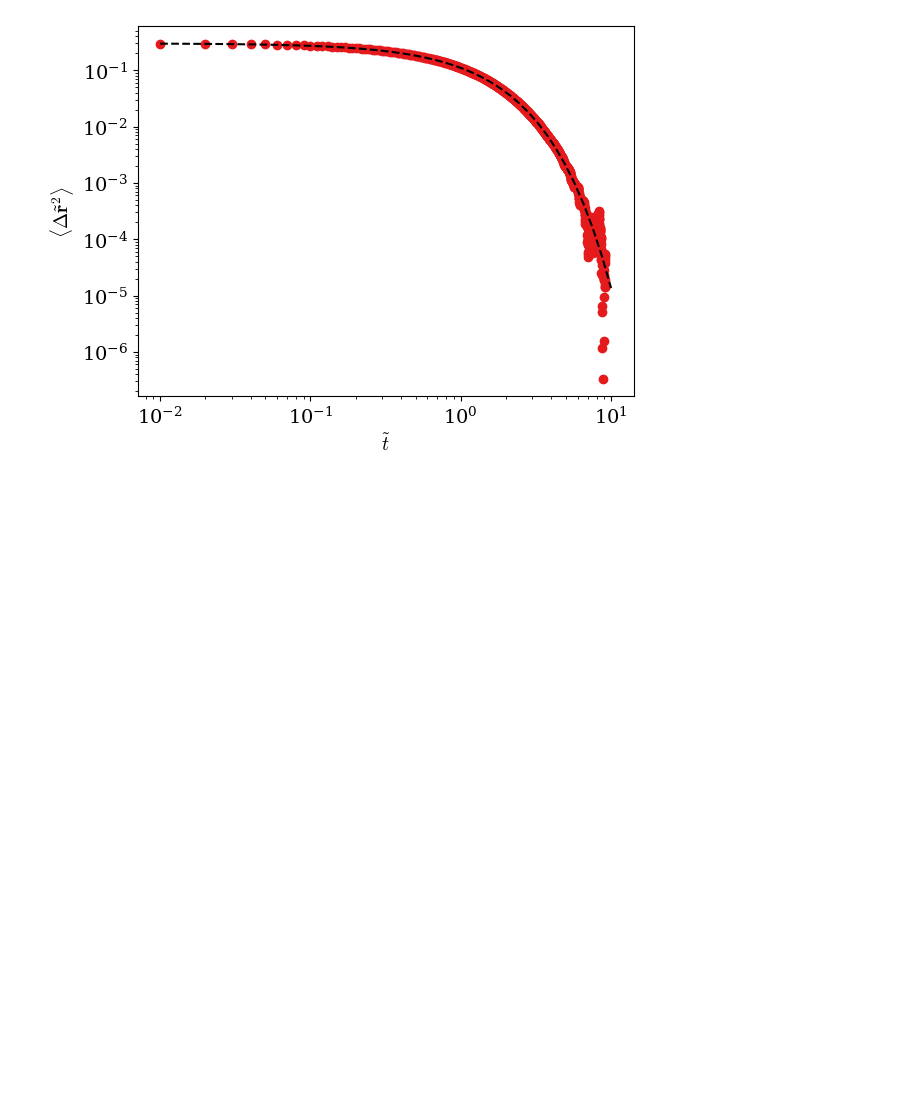
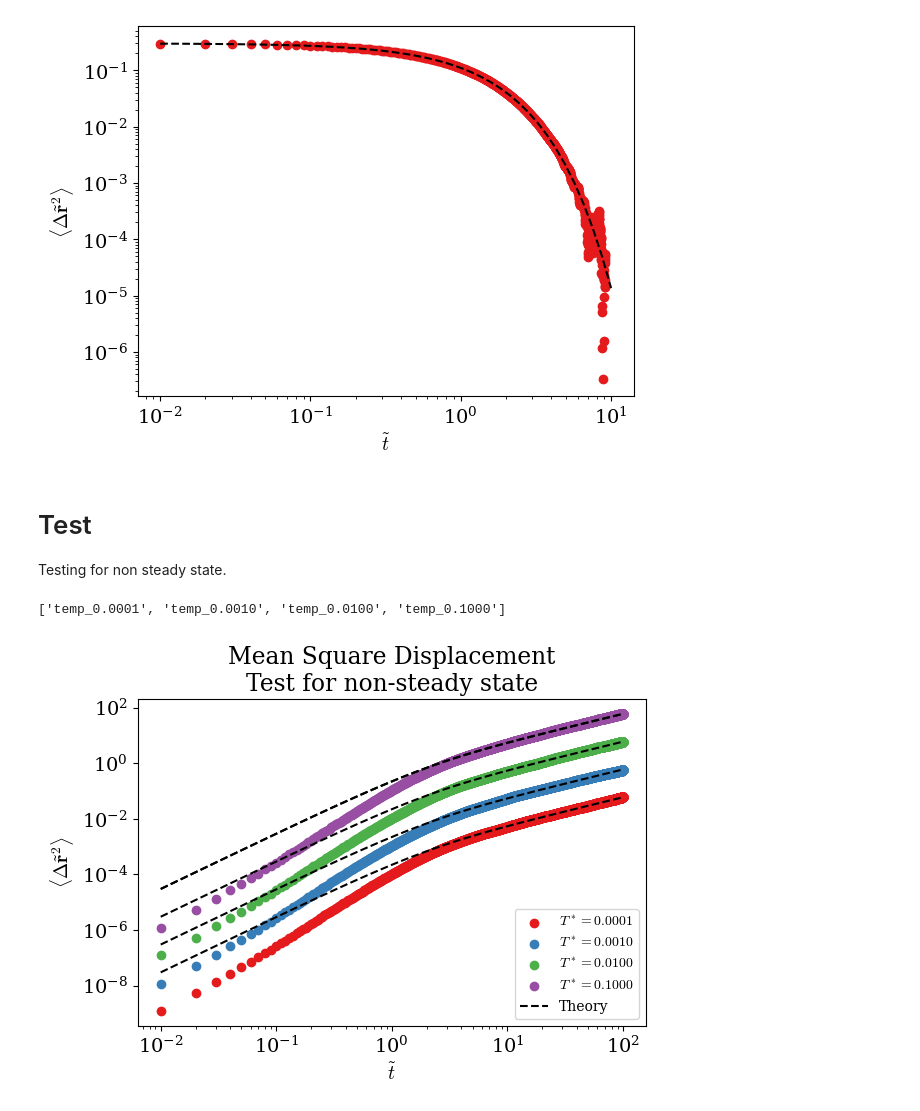
Before and after one commit to MhanPh/2026_SimulationSeminar_assignment, a Jupyter notebook: HW4/visual.ipynb, the cells around one changed output. Saved outputs shown, nothing was run; the diff lists cells and outputs as text; code cells hidden in the pictures; blank space fills up the shorter version.

```diff
--- a/HW4/visual.ipynb
+++ b/HW4/visual.ipynb
@@ -106,3 +106,39 @@ ax.set_yscale('log')
 ax.set_xscale('log')
 # %% [output]
 [figure]
+# %% [markdown]
+# Test
+Testing for non steady state.
+# %%
+#get array of strin
+output = Path('./output/test')
+files = [f.name for f in output.iterdir() if f.is_file()]
+print(files)
+
+def graph(file_name):
+    temp = file_name[5:]
+    file_path = "./output/test/"+file_name
+    t, msd_array, correla_array = np.loadtxt(file_path, comments = "#", unpack = True)
+    return temp, t, msd_array, correla_array
+# %% [output]
+['temp_0.0001', 'temp_0.0010', 'temp_0.0100', 'temp_0.1000']
+# %%
+fig, ax  = plt.subplots()
+ax.set_title("Mean Square Displacement\nTest for non-steady state")
+for i in files:
+    temp, t, msd,corre = graph(i)
+    T = float(temp)
+    xtemp = np.logspace(-2,2,base=10)
+    ax.scatter(t,msd, label= rf"$T^*={T:.4f}$")
+    ax.plot(xtemp, MSD(xtemp, T), color='black', ls = 'dashed')
+
+ax.set_xlabel(r"$\tilde{t}$")
+ax.set_ylabel(r"$\langle\Delta\tilde{\mathbf{r}}^2\rangle$")
+ax.plot(xtemp, MSD(xtemp, T), color='black', ls = 'dashed', label = rf"Theory")
+ax.legend(loc='lower right', fontsize=10)
+ax.set_yscale('log')
+ax.set_xscale('log')
+fig.tight_layout()
+fig.savefig('./image/MSD_test.png')
+# %% [output]
+[figure, added]
```
Also changed, not shown: 17 other files.
